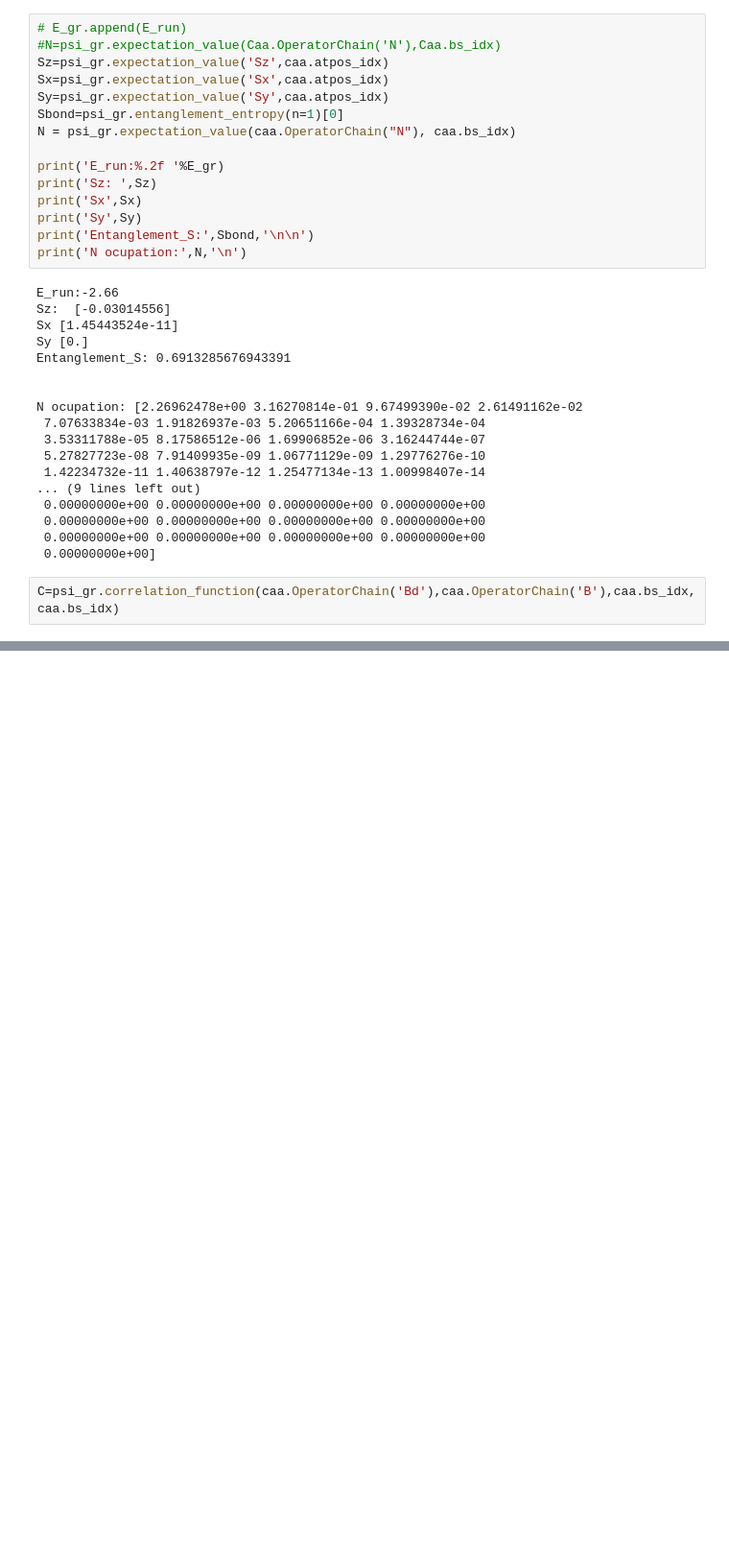
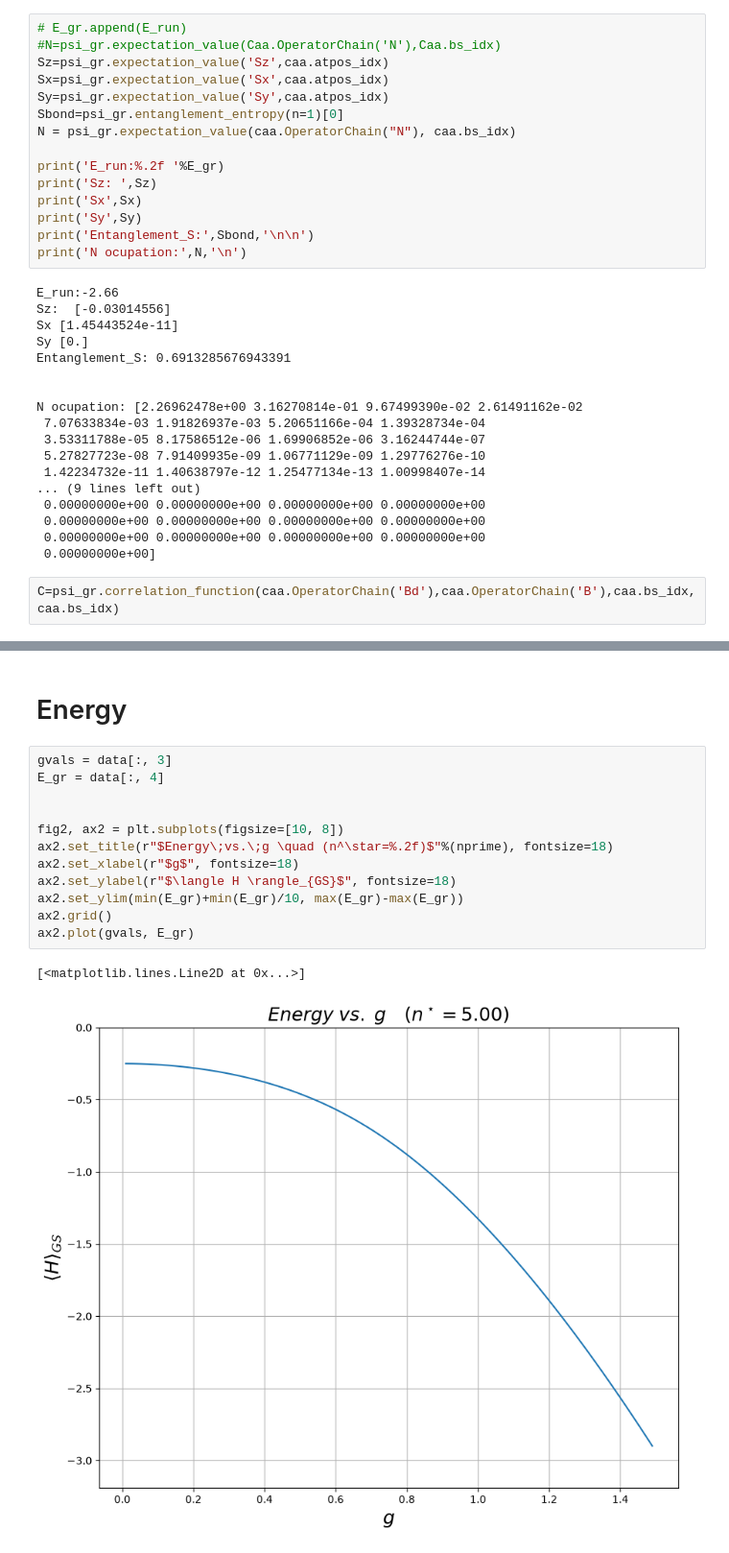
Before and after one commit to IvanHuarte/MPS, a Jupyter notebook: CarlosMPS.ipynb, the cells around one changed output, grey strips where cells are left out. Shown at 96% size. Drawn from its saved outputs; the diff is of its cells as text; blank space fills up the shorter version.

```diff
--- a/CarlosMPS.ipynb
+++ b/CarlosMPS.ipynb
@@ -342,0 +250,17 @@ local B Sm
+# %% [markdown]
+# Energy
+# %%
+gvals = data[:, 3]
+E_gr = data[:, 4]
+
+
+fig2, ax2 = plt.subplots(figsize=[10, 8])
+ax2.set_title(r"$Energy\;vs.\;g \quad (n^\star=%.2f)$"%(nprime), fontsize=18)
+ax2.set_xlabel(r"$g$", fontsize=18)
+ax2.set_ylabel(r"$\langle H \rangle_{GS}$", fontsize=18)
+ax2.set_ylim(min(E_gr)+min(E_gr)/10, max(E_gr)-max(E_gr))
+ax2.grid()
+ax2.plot(gvals, E_gr)
+# %% [output]
+[<matplotlib.lines.Line2D at 0x...>]
+[figure, added]
```
Also changed, not shown: parts of 16 cells of this notebook, 4 other files.
